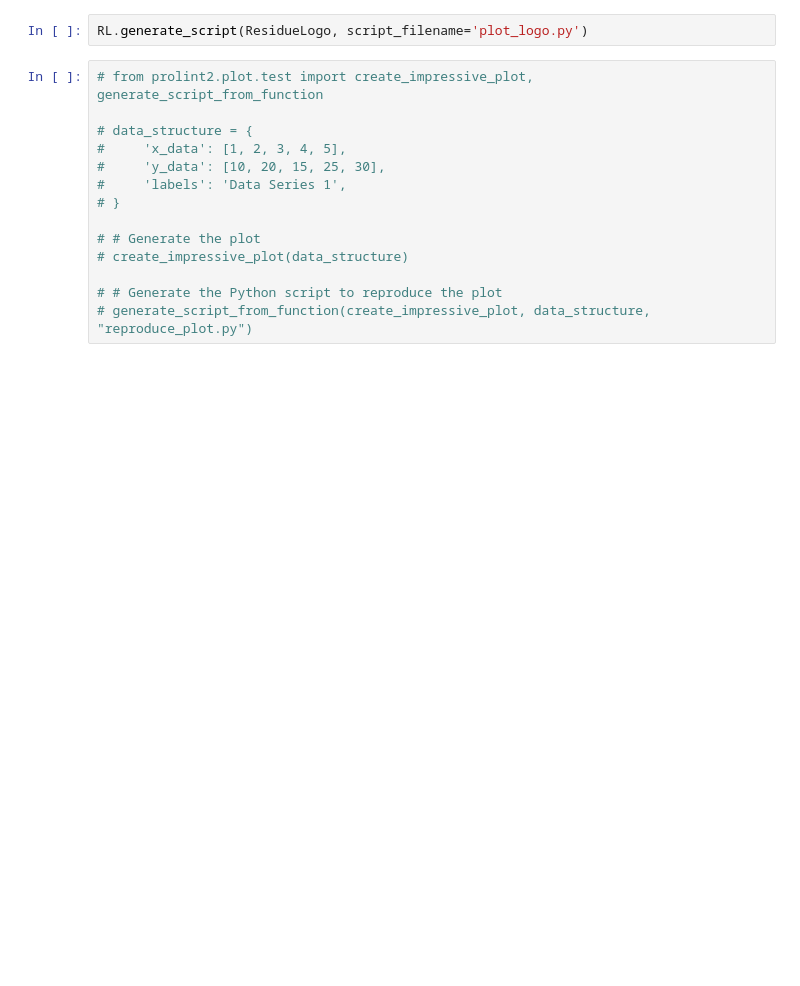
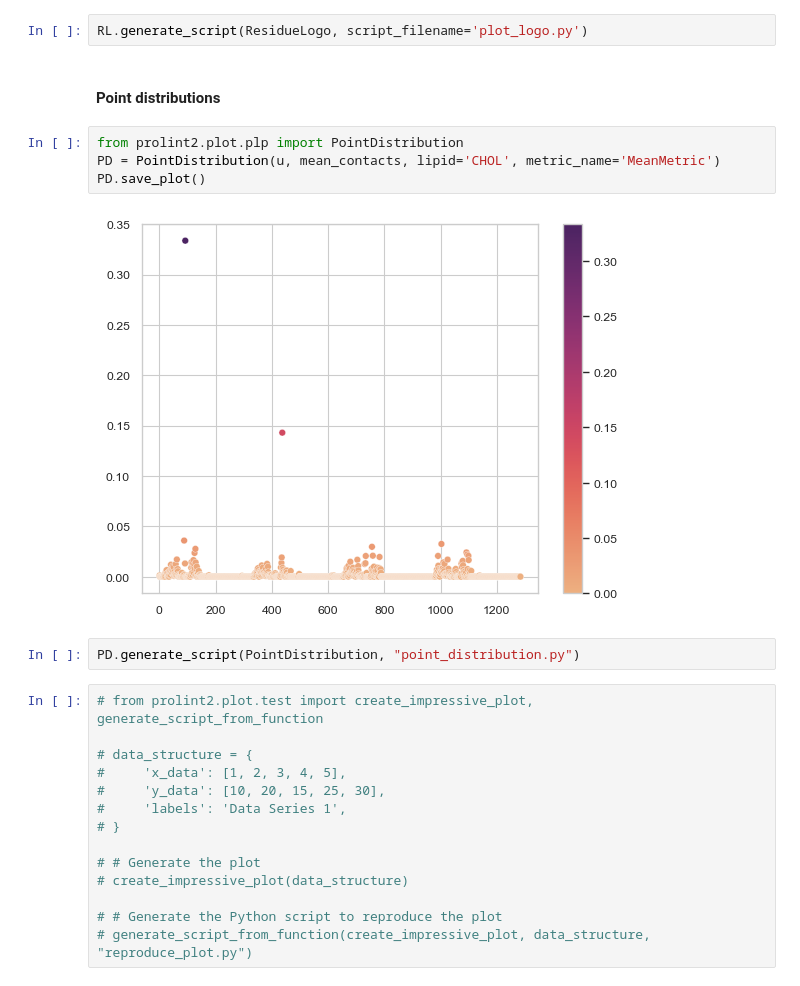
Before and after one commit to ProLint/prolint2, a Jupyter notebook: docs/notebooks/06_Generating_Plots.ipynb, the cells around one changed output. Cells and saved outputs as stored; diff of their text form; blank space fills up the shorter version.

Commit message:
adding Point Distribution plot

```diff
--- a/docs/notebooks/06_Generating_Plots.ipynb
+++ b/docs/notebooks/06_Generating_Plots.ipynb
@@ -41,6 +41,16 @@ RL.save_plot()
 [figure]
 # %%
 RL.generate_script(ResidueLogo, script_filename='plot_logo.py')
+# %% [markdown]
+#### Point distributions
+# %%
+from prolint2.plot.plp import PointDistribution
+PD = PointDistribution(u, mean_contacts, lipid='CHOL', metric_name='MeanMetric')
+PD.save_plot()
+# %% [output]
+[figure, added]
+# %%
+PD.generate_script(PointDistribution, "point_distribution.py")
 # %%
 # from prolint2.plot.test import create_impressive_plot, generate_script_from_function
 
```
Also changed, not shown: 6 other files.
